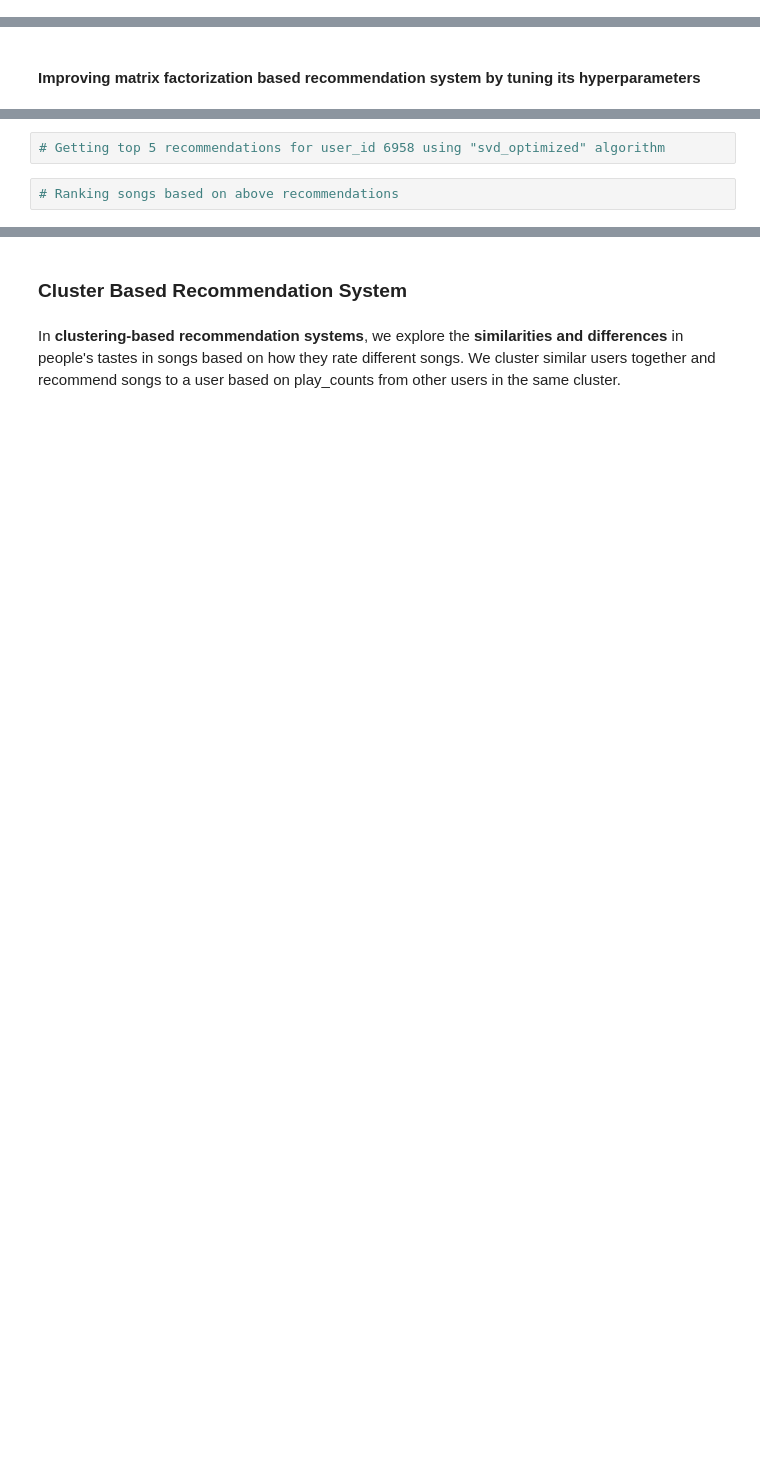
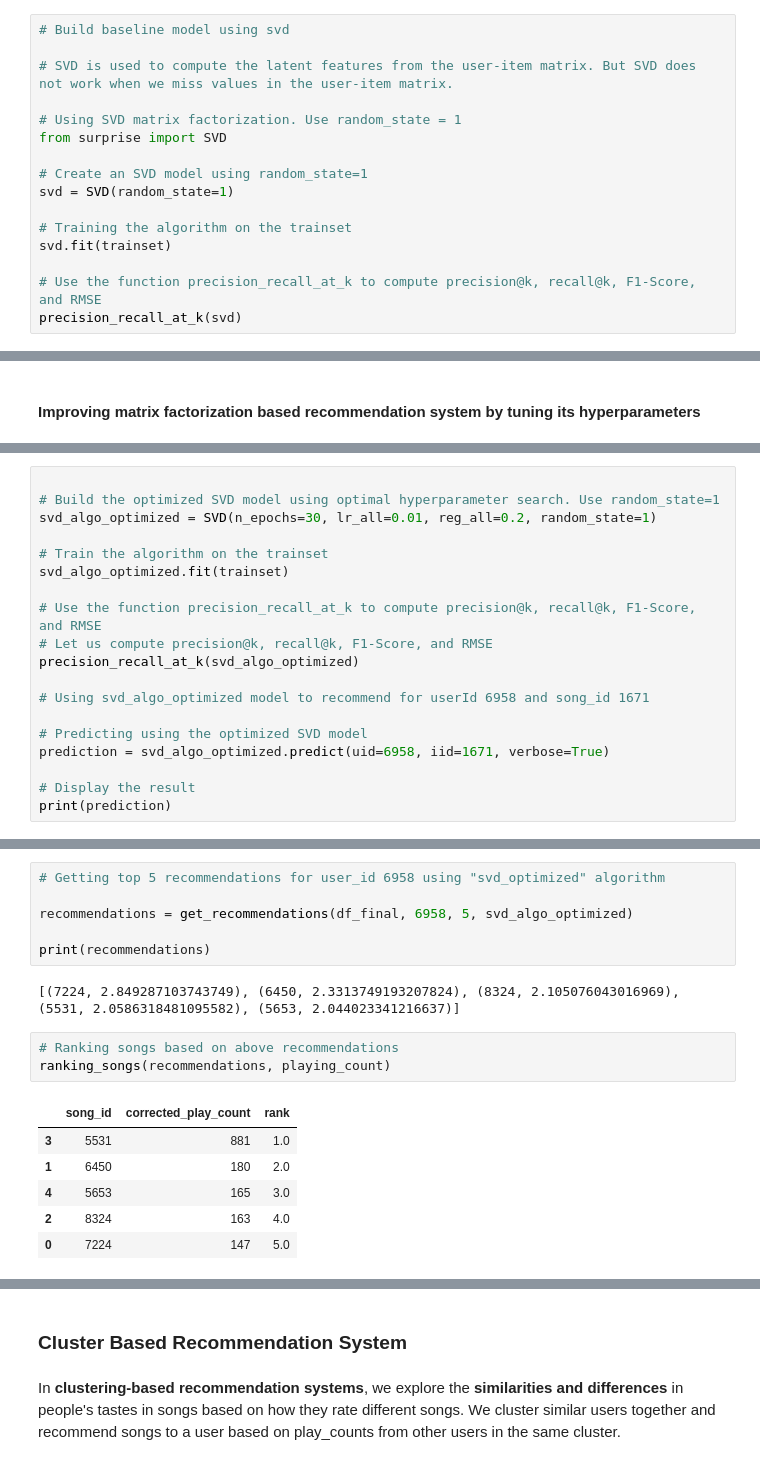
Before and after one commit to AMassani/Angular.Project1, a Jupyter notebook: Milestone_Music_Recommendation_System_Full_Code.ipynb, the cells around one changed output, grey strips where cells are left out. Drawn from its saved outputs; the diff is of its cells as text; blank space fills up the shorter version.

```diff
--- a/Milestone_Music_Recommendation_System_Full_Code.ipynb
+++ b/Milestone_Music_Recommendation_System_Full_Code.ipynb
@@ -1288,0 +1287,16 @@ Model-based Collaborative Filtering is a **personalized recommendation system**,
+# %%
+# Build baseline model using svd
+
+# SVD is used to compute the latent features from the user-item matrix. But SVD does not work when we miss values in the user-item matrix.
+
+# Using SVD matrix factorization. Use random_state = 1
+from surprise import SVD
+
+# Create an SVD model using random_state=1
+svd = SVD(random_state=1)
+
+# Training the algorithm on the trainset
+svd.fit(trainset)
+
+# Use the function precision_recall_at_k to compute precision@k, recall@k, F1-Score, and RMSE
+precision_recall_at_k(svd)
@@ -1312,0 +1401,19 @@ Model-based Collaborative Filtering is a **personalized recommendation system**,
+# %%
+
+# Build the optimized SVD model using optimal hyperparameter search. Use random_state=1
+svd_algo_optimized = SVD(n_epochs=30, lr_all=0.01, reg_all=0.2, random_state=1)
+
+# Train the algorithm on the trainset
+svd_algo_optimized.fit(trainset)
+
+# Use the function precision_recall_at_k to compute precision@k, recall@k, F1-Score, and RMSE
+# Let us compute precision@k, recall@k, F1-Score, and RMSE
+precision_recall_at_k(svd_algo_optimized)
+
+# Using svd_algo_optimized model to recommend for userId 6958 and song_id 1671
+
+# Predicting using the optimized SVD model
+prediction = svd_algo_optimized.predict(uid=6958, iid=1671, verbose=True)
+
+# Display the result
+print(prediction)
@@ -1319,4 +1442,18 @@ Model-based Collaborative Filtering is a **personalized recommendation system**,
 # %%
 # Getting top 5 recommendations for user_id 6958 using "svd_optimized" algorithm
+
+recommendations = get_recommendations(df_final, 6958, 5, svd_algo_optimized)
+
+print(recommendations)
+# %% [output]
+[(7224, 2.849287103743749), (6450, 2.3313749193207824), (8324, 2.105076043016969), (5531, 2.0586318481095582), (5653, 2.044023341216637)]
 # %%
 # Ranking songs based on above recommendations
+ranking_songs(recommendations, playing_count)
+# %% [output]
+|  | song_id | corrected_play_count | rank |
+| 3 | 5531 | 881 | 1.0 |
+| 1 | 6450 | 180 | 2.0 |
+| 4 | 5653 | 165 | 3.0 |
+| 2 | 8324 | 163 | 4.0 |
+| 0 | 7224 | 147 | 5.0 |
```
Also changed, not shown: parts of 36 cells of this notebook.
